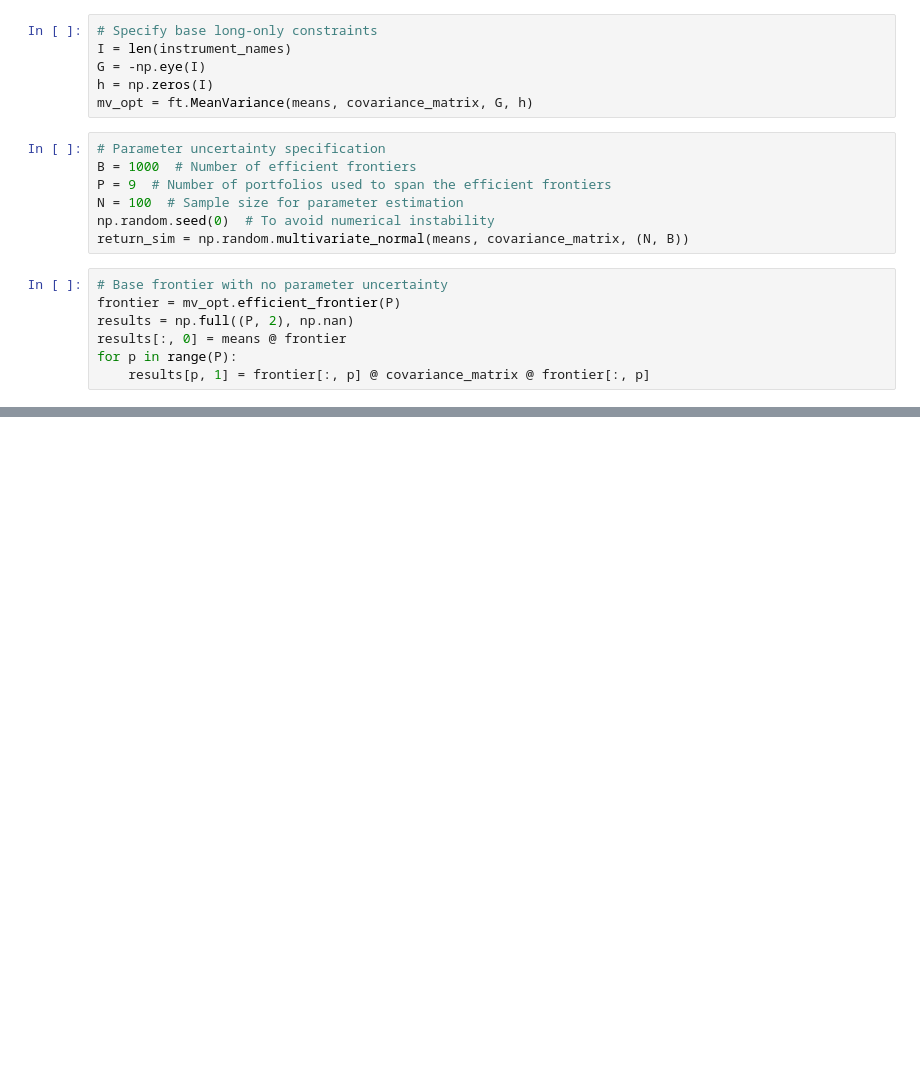
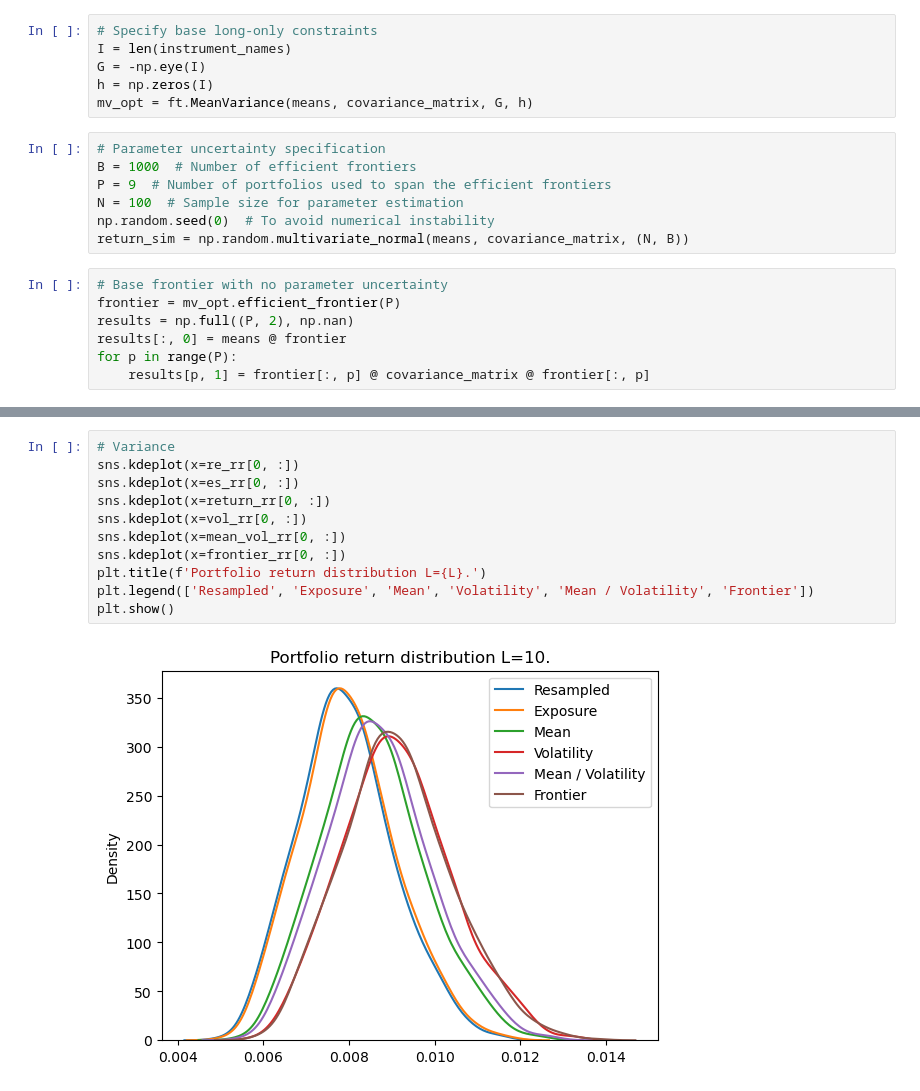
Before and after one commit to radusbriciu/pcrm-book, a Jupyter notebook: code/chapter6/chapter6_4.ipynb, the cells around one changed output, grey strips where cells are left out. Saved outputs shown, nothing was run; the diff lists cells and outputs as text; blank space fills up the shorter version.

```diff
--- a/code/chapter6/chapter6_4.ipynb
+++ b/code/chapter6/chapter6_4.ipynb
@@ -103,0 +169,13 @@ pf_df = pd.DataFrame(
+# %%
+# Variance
+sns.kdeplot(x=re_rr[0, :])
+sns.kdeplot(x=es_rr[0, :])
+sns.kdeplot(x=return_rr[0, :])
+sns.kdeplot(x=vol_rr[0, :])
+sns.kdeplot(x=mean_vol_rr[0, :])
+sns.kdeplot(x=frontier_rr[0, :])
+plt.title(f'Portfolio return distribution L={L}.')
+plt.legend(['Resampled', 'Exposure', 'Mean', 'Volatility', 'Mean / Volatility', 'Frontier'])
+plt.show()
+# %% [output]
+[figure, added]
```
Also changed, not shown: parts of 11 cells of this notebook, 2 other files.
